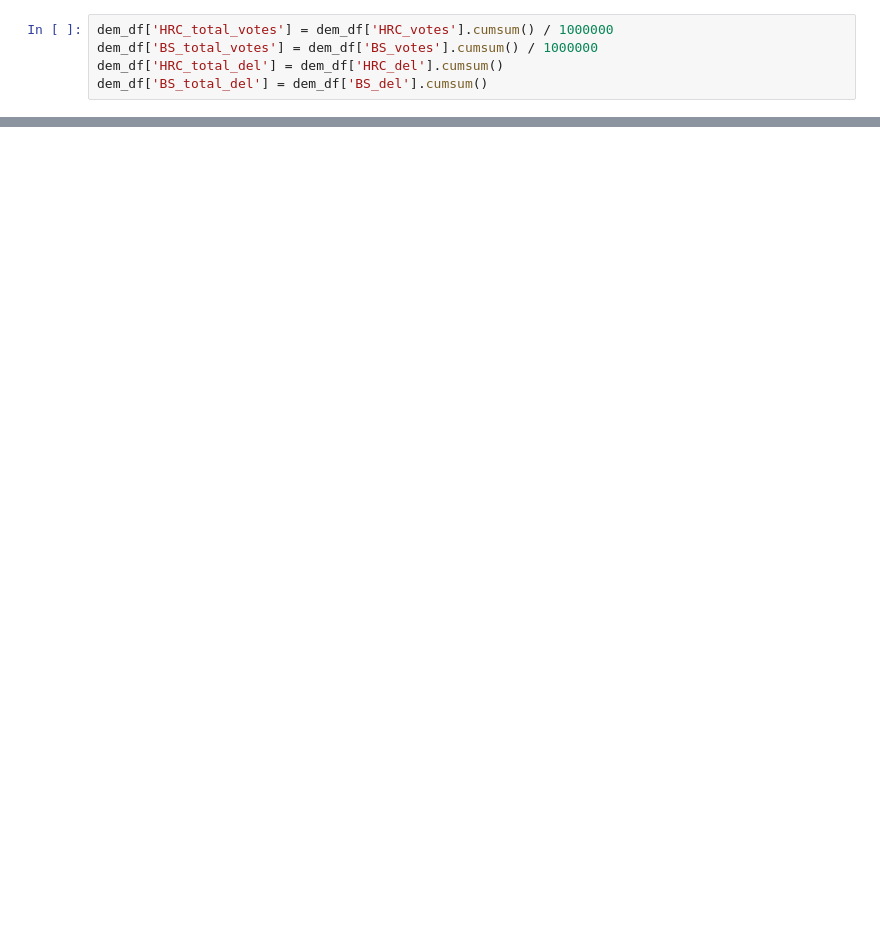
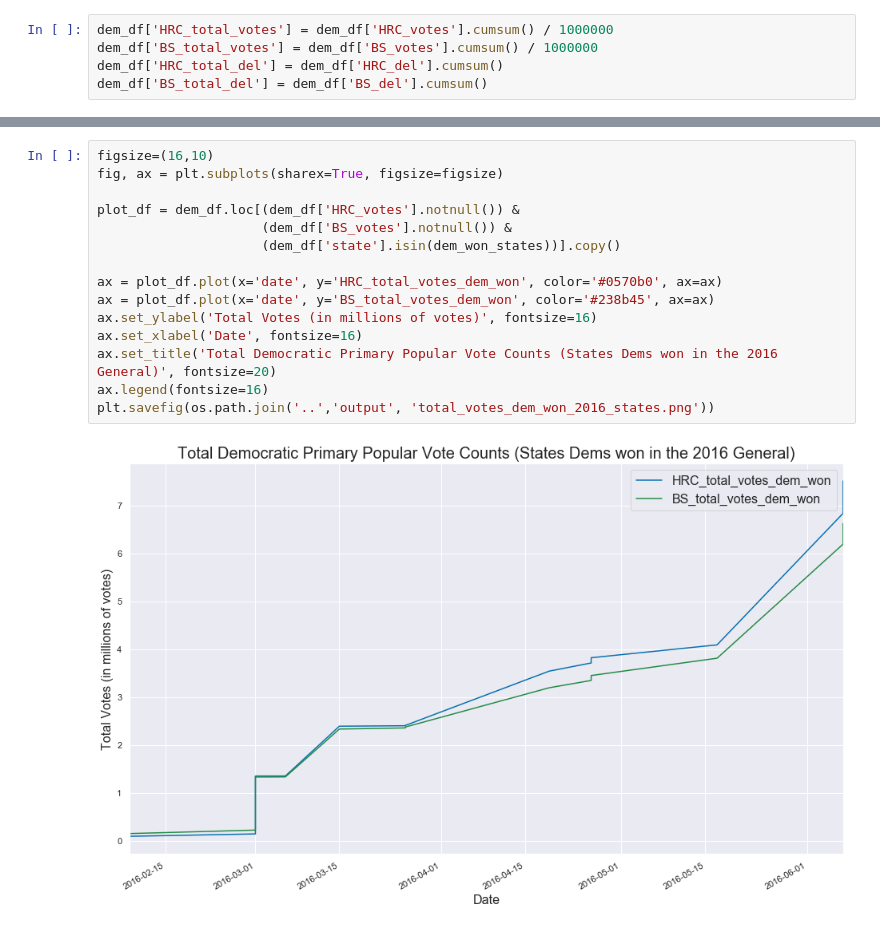
Before and after one commit to MattTriano/dem_primary_2016, a Jupyter notebook: analysis/Untitled.ipynb, the cells around one changed output, grey strips where cells are left out. Drawn from its saved outputs; the diff is of its cells as text; blank space fills up the shorter version.

```diff
--- a/analysis/Untitled.ipynb
+++ b/analysis/Untitled.ipynb
@@ -78,0 +115,17 @@ plt.savefig(os.path.join('..','output', 'total_votes_dem_won_2016_states.png'))
+# %%
+figsize=(16,10)
+fig, ax = plt.subplots(sharex=True, figsize=figsize)
+
+plot_df = dem_df.loc[(dem_df['HRC_votes'].notnull()) &
+                     (dem_df['BS_votes'].notnull()) &
+                     (dem_df['state'].isin(dem_won_states))].copy()
+
+ax = plot_df.plot(x='date', y='HRC_total_votes_dem_won', color='#0570b0', ax=ax)
+ax = plot_df.plot(x='date', y='BS_total_votes_dem_won', color='#238b45', ax=ax)
+ax.set_ylabel('Total Votes (in millions of votes)', fontsize=16)
+ax.set_xlabel('Date', fontsize=16)
+ax.set_title('Total Democratic Primary Popular Vote Counts (States Dems won in the 2016 General)', fontsize=20)
+ax.legend(fontsize=16)
+plt.savefig(os.path.join('..','output', 'total_votes_dem_won_2016_states.png'))
+# %% [output]
+[figure, added]
```
Also changed, not shown: parts of 7 cells of this notebook, 3 other files.
